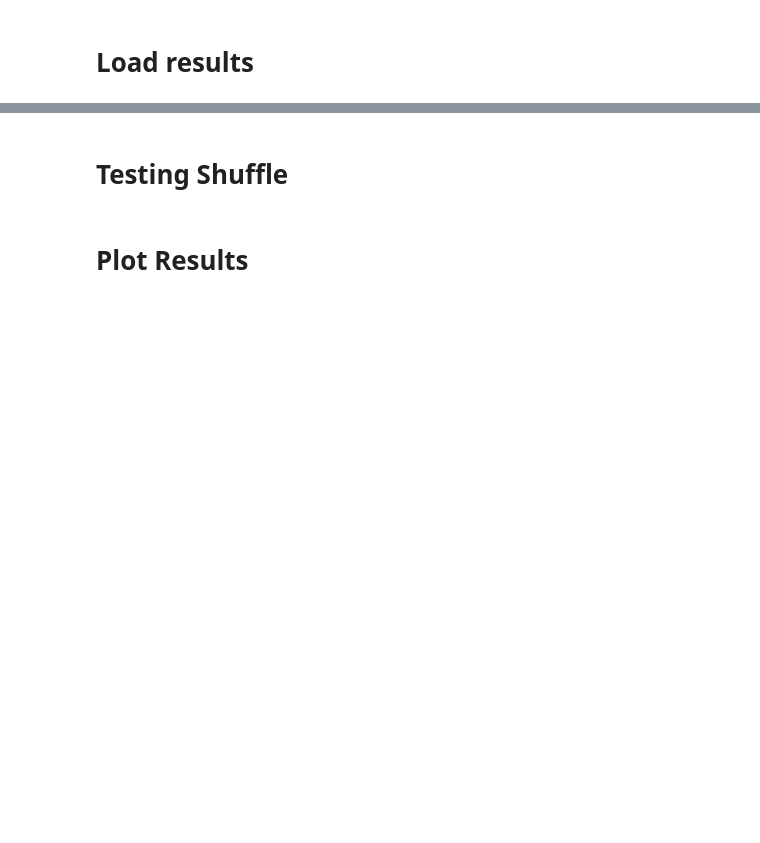
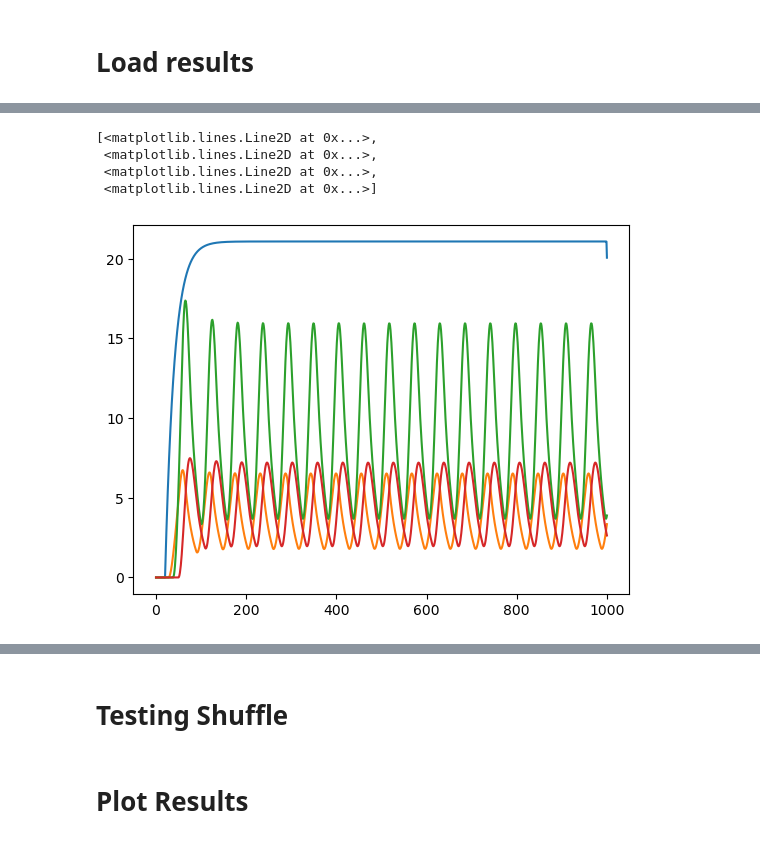
Before and after one commit to smpuglie/Pugliese_cpg_2025, a Jupyter notebook: notebooks/run_config.ipynb, the cells around one changed output, grey strips where cells are left out. Saved outputs shown, nothing was run; the diff lists cells and outputs as text; code cells hidden in the pictures; blank space fills up the shorter version.

```diff
--- a/notebooks/run_config.ipynb
+++ b/notebooks/run_config.ipynb
@@ -68,11 +79,15 @@ n_stim_configs = len(cfg.experiment.stimNeurons)
 # Prepare parameters
 neuron_params = prepare_neuron_params(cfg, W_table)
 sim_params = prepare_sim_params(cfg, n_stim_configs, neuron_params.W.shape[0])
+mn_mask = jnp.isin(jnp.arange(sim_params.n_neurons), neuron_params.mn_idxs)
+##### For pruning add stim neuron to mn_mask to remove from min circuit #####
+stim_neuron = jnp.asarray(cfg.experiment.stimNeurons[0])
+mn_mask = mn_mask.at[stim_neuron].set(True)
 simulation_type = "baseline"
-
 # results = run_simulation_batched(
 #     neuron_params, sim_params, simulation_type,
 #     batch_size=None
 # )
+print_pytree(neuron_params)
 # %% [output]
 Loading network configuration...
@@ -107,0 +163,3 @@ np.where(np.all(np.sum(results,axis=-1)==0,axis=-1))
+# %%
+min_circuits_all = jnp.stack([((jnp.sum(results[:,n],axis=-1)>0) & ~mn_mask) for n in range(results.shape[1])],axis=1)
+min_circuits_all.shape
@@ -108 +189,10 @@ np.where(np.all(np.sum(results,axis=-1)==0,axis=-1))
+# %%
+n = 322
+plt.plot(results[0,n,min_circuits_all[n]].T)
+# %% [output]
+[<matplotlib.lines.Line2D at 0x...>,
+ <matplotlib.lines.Line2D at 0x...>,
+ <matplotlib.lines.Line2D at 0x...>,
+ <matplotlib.lines.Line2D at 0x...>]
+[figure, added]
 # %%
```
Also changed, not shown: parts of 25 cells of this notebook, 1 other file.
